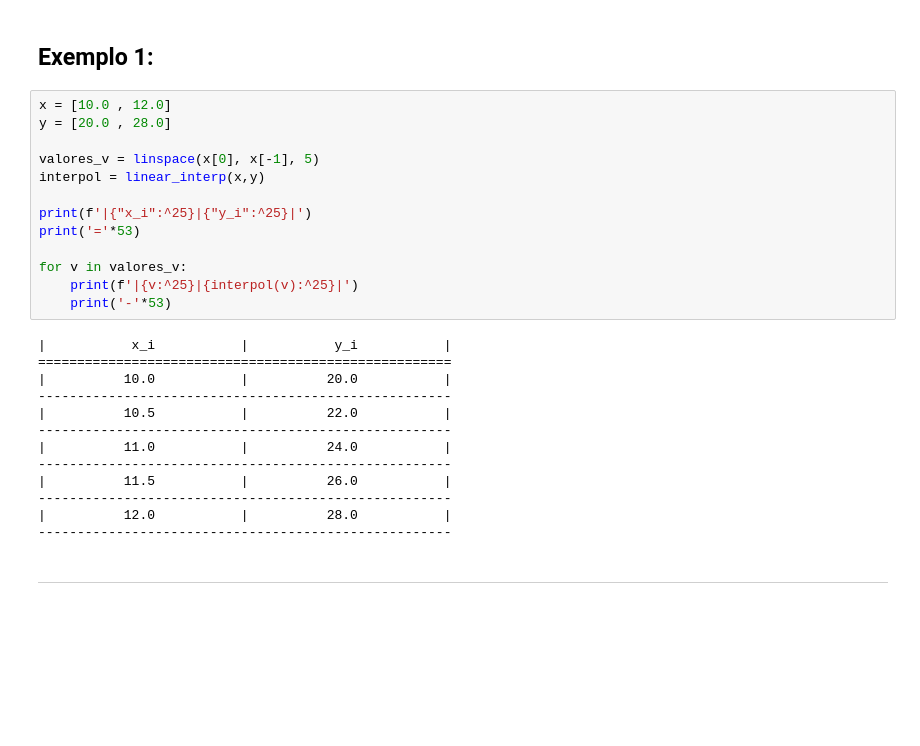
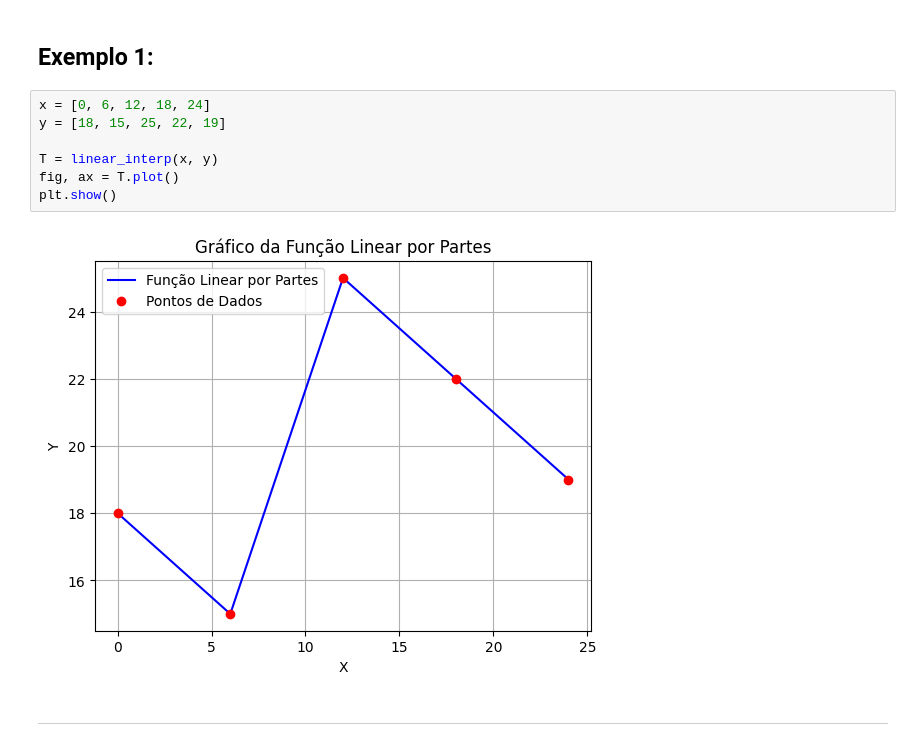
Before and after one commit to CB2325NumericaG6/CB2325NumericaG6, a Jupyter notebook: exemplos_jupyter/interpolacao.ipynb, the cells around one changed output. Drawn from its saved outputs; the diff is of its cells as text; blank space fills up the shorter version.

```diff
--- a/exemplos_jupyter/interpolacao.ipynb
+++ b/exemplos_jupyter/interpolacao.ipynb
@@ -62,31 +1010,14 @@ from numpy import linspace
 # %% [markdown]
 ## Exemplo 1:
 # %%
-x = [10.0 , 12.0]
-y = [20.0 , 28.0]
+x = [0, 6, 12, 18, 24]
+y = [18, 15, 25, 22, 19]
 
-valores_v = linspace(x[0], x[-1], 5)
-interpol = linear_interp(x,y)
-
-print(f'|{"x_i":^25}|{"y_i":^25}|')
-print('='*53)
-
-for v in valores_v:
-    print(f'|{v:^25}|{interpol(v):^25}|')
-    print('-'*53)
+T = linear_interp(x, y)
+fig, ax = T.plot()
+plt.show()
 # %% [output]
-|           x_i           |           y_i           |
-=====================================================
-|          10.0           |          20.0           |
------------------------------------------------------
-|          10.5           |          22.0           |
------------------------------------------------------
-|          11.0           |          24.0           |
------------------------------------------------------
-|          11.5           |          26.0           |
------------------------------------------------------
-|          12.0           |          28.0           |
------------------------------------------------------
+[figure, added]
 # %% [markdown]
 ---
 # %% [markdown]
```
Also changed, not shown: parts of 22 cells of this notebook, 5 other files.
